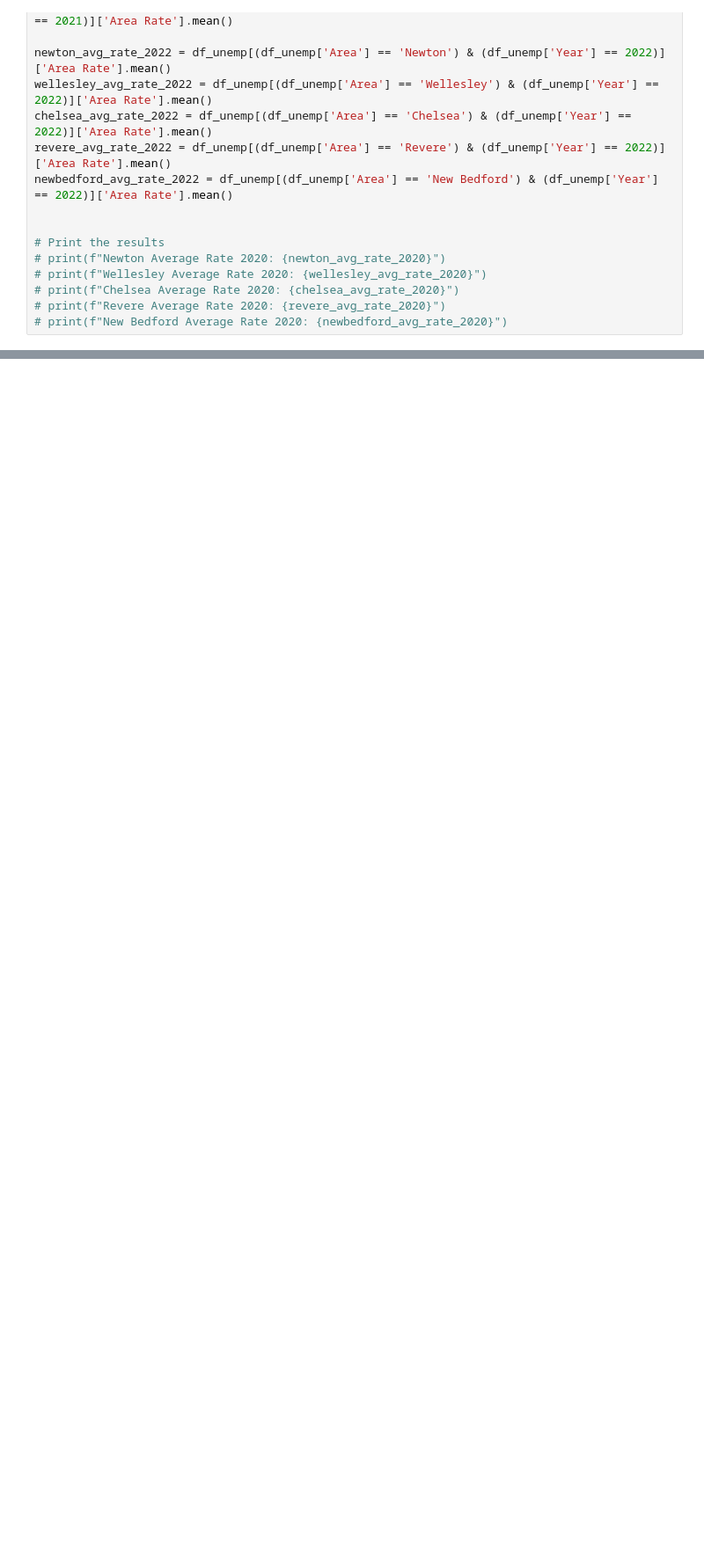
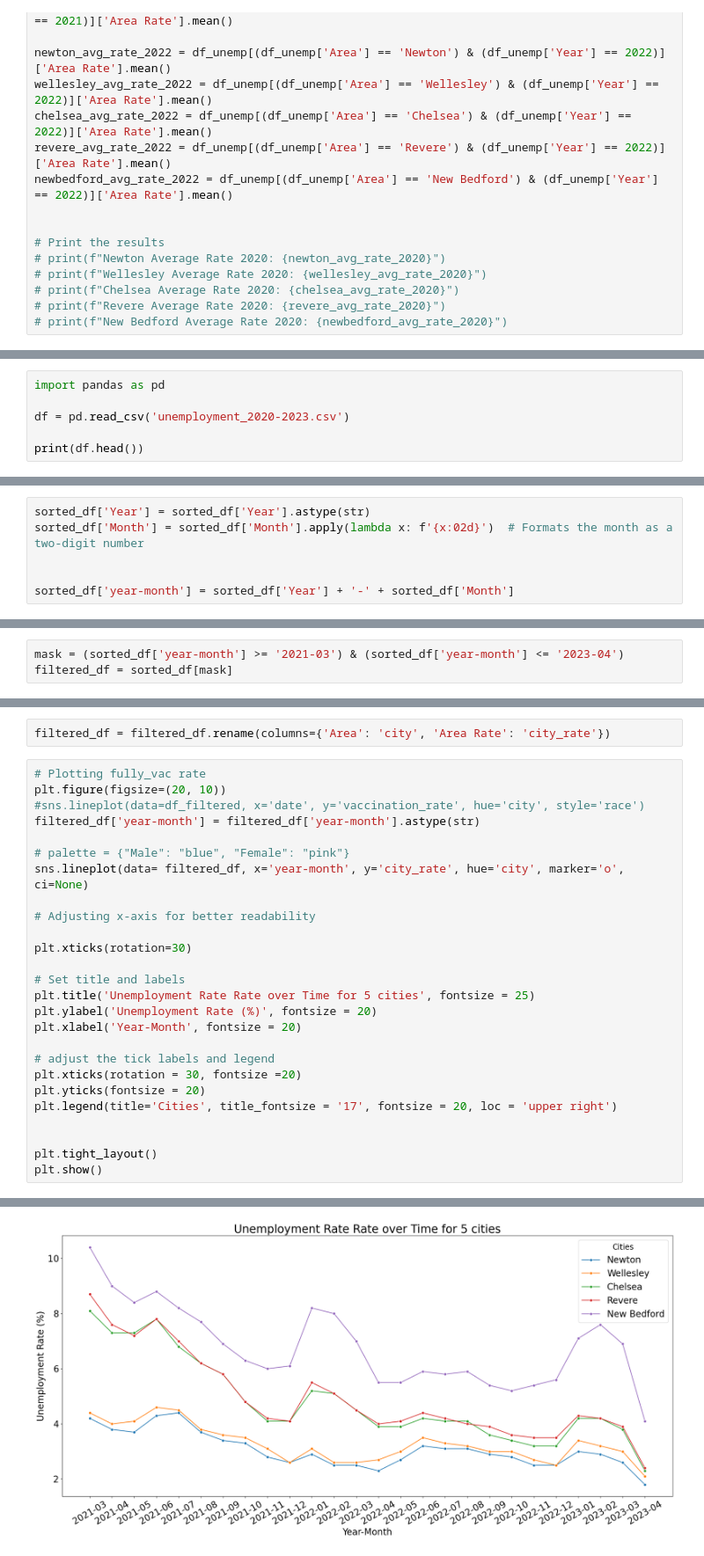
Before and after one commit to BU-Spark/ds-bch-vaccine-equity, a Jupyter notebook: fa23-team/src/income_unemployment.ipynb, the cells around one changed output, grey strips where cells are left out. Shown at 88% size. Cells and saved outputs as stored; diff of their text form; blank space fills up the shorter version.

Commit message:
unemployment rate added

```diff
--- a/fa23-team/src/income_unemployment.ipynb
+++ b/fa23-team/src/income_unemployment.ipynb
@@ -316,0 +246,6 @@ plt.show()
+# %%
+import pandas as pd
+
+df = pd.read_csv('unemployment_2020-2023.csv')
+
+print(df.head())
@@ -316,0 +314,6 @@ plt.show()
+# %%
+sorted_df['Year'] = sorted_df['Year'].astype(str)
+sorted_df['Month'] = sorted_df['Month'].apply(lambda x: f'{x:02d}')  # Formats the month as a two-digit number
+
+
+sorted_df['year-month'] = sorted_df['Year'] + '-' + sorted_df['Month']
@@ -316,0 +336,3 @@ plt.show()
+# %%
+mask = (sorted_df['year-month'] >= '2021-03') & (sorted_df['year-month'] <= '2023-04')
+filtered_df = sorted_df[mask]
@@ -316,0 +355,29 @@ plt.show()
+# %%
+filtered_df = filtered_df.rename(columns={'Area': 'city', 'Area Rate': 'city_rate'})
+# %%
+# Plotting fully_vac rate
+plt.figure(figsize=(20, 10))
+#sns.lineplot(data=df_filtered, x='date', y='vaccination_rate', hue='city', style='race')
+filtered_df['year-month'] = filtered_df['year-month'].astype(str)
+
+# palette = {"Male": "blue", "Female": "pink"}
+sns.lineplot(data= filtered_df, x='year-month', y='city_rate', hue='city', marker='o', ci=None)
+
+# Adjusting x-axis for better readability
+
+plt.xticks(rotation=30)
+
+# Set title and labels
+plt.title('Unemployment Rate Rate over Time for 5 cities', fontsize = 25)
+plt.ylabel('Unemployment Rate (%)', fontsize = 20)
+plt.xlabel('Year-Month', fontsize = 20)
+
+# adjust the tick labels and legend
+plt.xticks(rotation = 30, fontsize =20)
+plt.yticks(fontsize = 20)
+plt.legend(title='Cities', title_fontsize = '17', fontsize = 20, loc = 'upper right')
+
+
+plt.tight_layout()
+plt.show()
+# %% [output]
@@ -316,0 +387 @@ plt.show()
+[figure, added]
```
Also changed, not shown: parts of 16 cells of this notebook, 6 other files.
